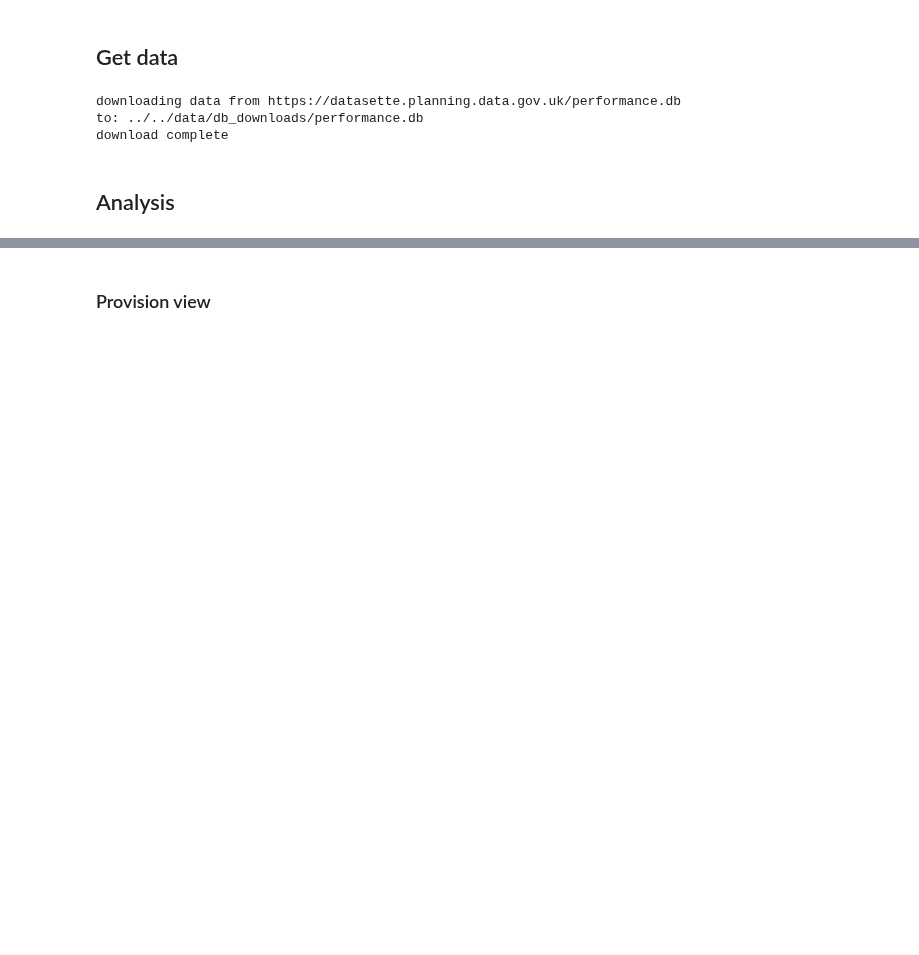
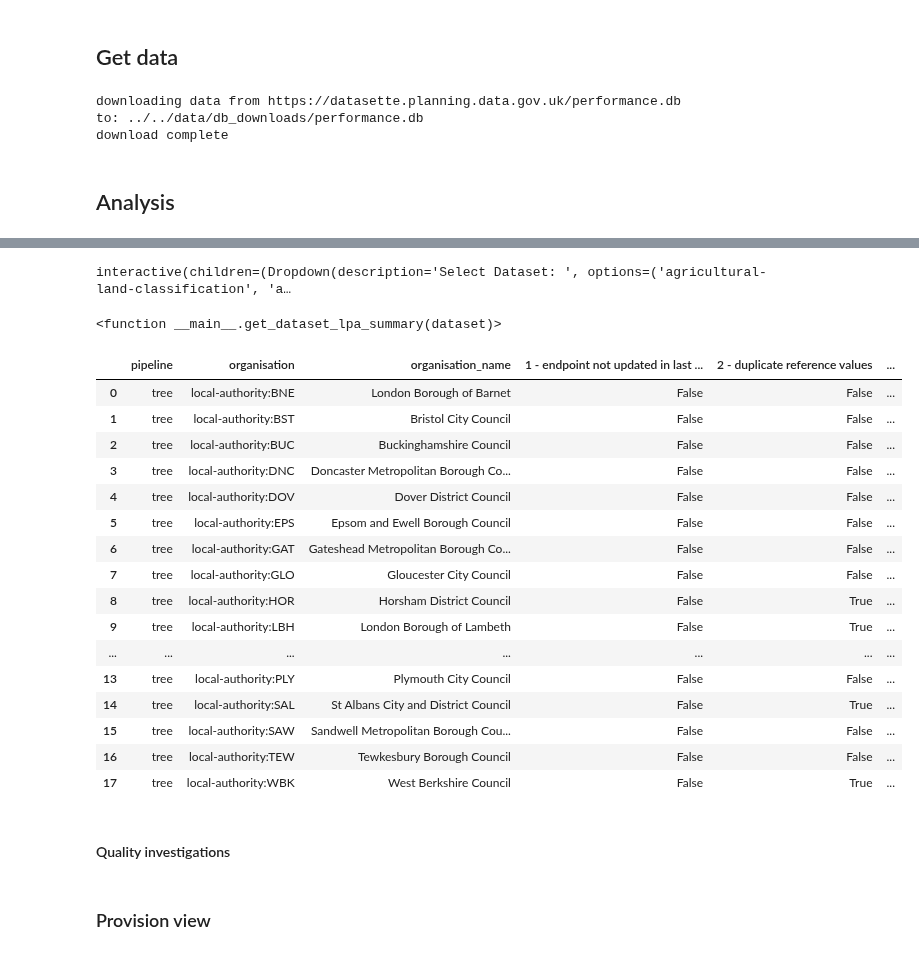
Before and after one commit to digital-land/jupyter-analysis, a Jupyter notebook: analysis/2024-06_issue_monitoring/issue_monitoring - provision scoring.ipynb, the cells around one changed output, grey strips where cells are left out. Drawn from its saved outputs; the diff is of its cells as text; code cells hidden in the pictures; blank space fills up the shorter version.

```diff
--- a/analysis/2024-06_issue_monitoring/issue_monitoring - provision scoring.ipynb
+++ b/analysis/2024-06_issue_monitoring/issue_monitoring - provision scoring.ipynb
@@ -106,0 +109,9 @@ ep_res_issues.head()
+# %%
+# FRESHNESS TABLE
+
+# create table of old resources and flag quality level as 5
+ep_res_fresh_qual = ep_res_issues[ep_res_issues["resource_age_days"] > 365][["collection", "pipeline", "organisation", "organisation_name"]]
+
+ep_res_fresh_qual["issue_type"] = "not_fresh"
+ep_res_fresh_qual["quality_category"] = "1 - endpoint not updated in last year"
+ep_res_fresh_qual["quality_level"] = 1
@@ -106,0 +193,34 @@ ep_res_issues.head()
+# %%
+# count issues by the quality category key
+qual_cat_count = ep_res_qual_all.groupby(
+        ["pipeline", "organisation", "organisation_name", "quality_category"],
+        as_index=False
+    ).agg(
+        n_issues = ("quality_level", "count")
+    )
+# %%
+# create a base table with each quality category key for each provision
+prov = ep_res_qual_all[["pipeline", "organisation", "organisation_name"]].drop_duplicates()
+prov["key"] = 1
+
+qual_cat = ep_res_qual_all[ep_res_qual_all["quality_category"].notnull()][["quality_category"]].drop_duplicates()
+qual_cat["key"] = 1
+
+qual_cat_summary = prov.merge(
+    qual_cat,
+    how = "left",
+    on = "key"
+)
+print(len(qual_cat_summary))
+
+# left join on the counts to the base table
+qual_cat_summary = qual_cat_summary.merge(
+    qual_cat_count,
+    how = "left",
+    on = ['pipeline', 'organisation', 'organisation_name', 'quality_category']
+)
+
+# create boolean flag for each category
+qual_cat_summary["issue_flag"] = np.where(qual_cat_summary["n_issues"] > 0, True, False)
+print(len(qual_cat_summary))
+qual_cat_summary.head()
@@ -106,0 +287,36 @@ ep_res_issues.head()
+# %%
+
+dataset_list = qual_cat_summary["pipeline"].sort_values().drop_duplicates().values
+
+dataset_dropdown = widgets.Dropdown(
+    options = dataset_list,
+    # value = dataset_list[0],
+    description = "Select Dataset: ",
+)
+
+widgets.interact(get_dataset_lpa_summary, dataset = dataset_dropdown)
+# %% [output]
+interactive(children=(Dropdown(description='Select Dataset: ', options=('agricultural-land-classification', 'a…
+<function __main__.get_dataset_lpa_summary(dataset)>
+# %%
+get_dataset_lpa_summary("tree")
+# %% [output]
+|  | pipeline | organisation | organisation_name | 1 - endpoint not updated in last ... | 2 - duplicate reference values | ... |
+| 0 | tree | local-authority:BNE | London Borough of Barnet | False | False | ... |
+| 1 | tree | local-authority:BST | Bristol City Council | False | False | ... |
+| 2 | tree | local-authority:BUC | Buckinghamshire Council | False | False | ... |
+| 3 | tree | local-authority:DNC | Doncaster Metropolitan Borough Co... | False | False | ... |
+| 4 | tree | local-authority:DOV | Dover District Council | False | False | ... |
+| 5 | tree | local-authority:EPS | Epsom and Ewell Borough Council | False | False | ... |
+| 6 | tree | local-authority:GAT | Gateshead Metropolitan Borough Co... | False | False | ... |
+| 7 | tree | local-authority:GLO | Gloucester City Council | False | False | ... |
+| 8 | tree | local-authority:HOR | Horsham District Council | False | True | ... |
+| 9 | tree | local-authority:LBH | London Borough of Lambeth | False | True | ... |
+| ... | ... | ... | ... | ... | ... | ... |
+| 13 | tree | local-authority:PLY | Plymouth City Council | False | False | ... |
+| 14 | tree | local-authority:SAL | St Albans City and District Council | False | True | ... |
+| 15 | tree | local-authority:SAW | Sandwell Metropolitan Borough Cou... | False | False | ... |
+| 16 | tree | local-authority:TEW | Tewkesbury Borough Council | False | False | ... |
+| 17 | tree | local-authority:WBK | West Berkshire Council | False | True | ... |
+# %% [markdown]
+#### Quality investigations
```
Also changed, not shown: parts of 40 cells of this notebook.
